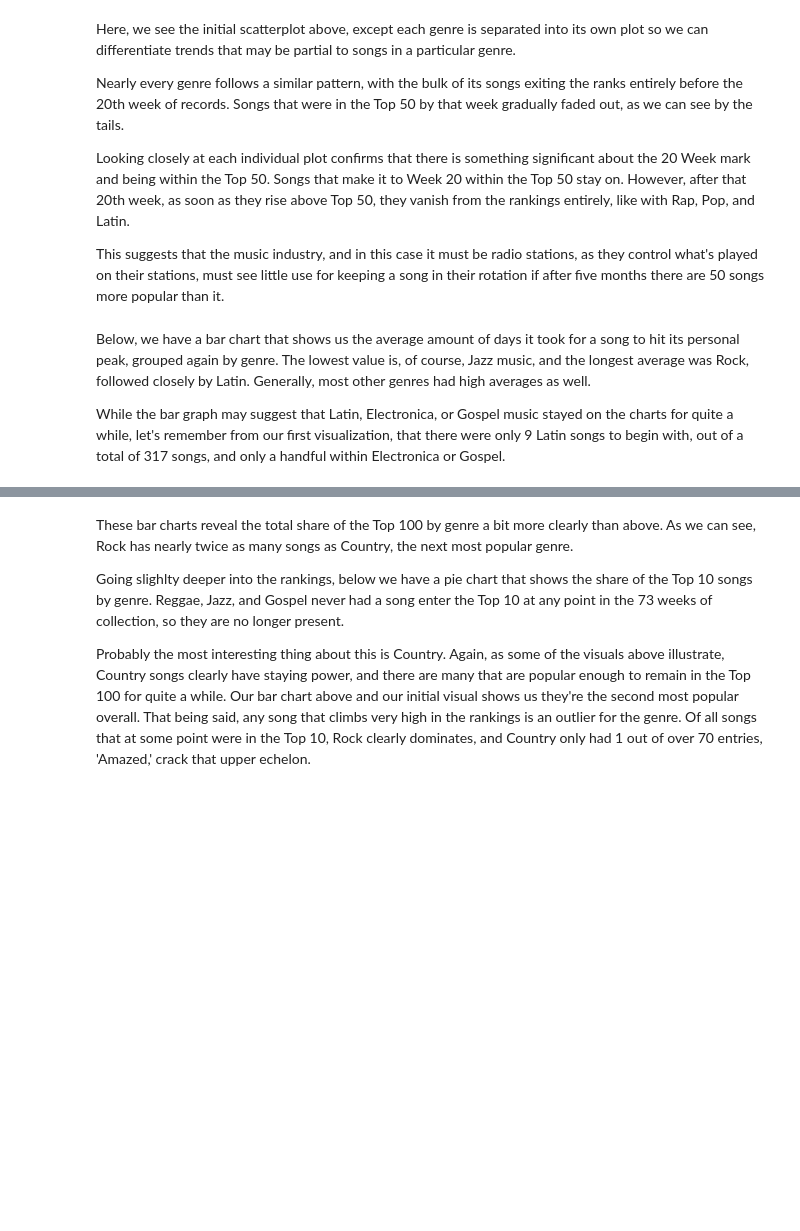
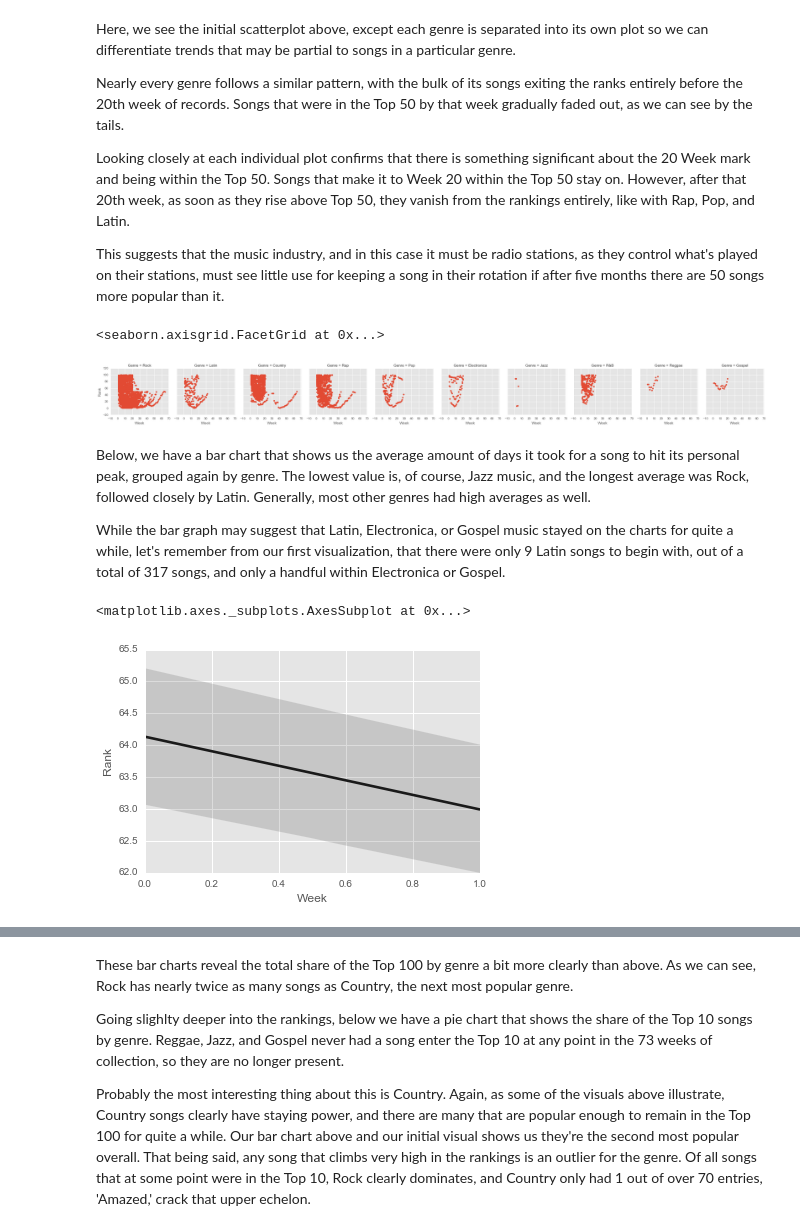
Before and after one commit to revirevy/mike1, a Jupyter notebook: 01-projects/notebooks/project-2/project2-billboard_hits-Graded.ipynb, the cells around one changed output, grey strips where cells are left out. Saved outputs shown, nothing was run; the diff lists cells and outputs as text; code cells hidden in the pictures; blank space fills up the shorter version.

```diff
--- a/01-projects/notebooks/project-2/project2-billboard_hits-Graded.ipynb
+++ b/01-projects/notebooks/project-2/project2-billboard_hits-Graded.ipynb
@@ -21,8 +21,7 @@ matplotlib.style.use('ggplot')
 
 from IPython.display import Image
 
-'/Users/michaelmainzer/Documents/GA/DSI/mike1/01-projects/assets/02-project2-assets/billboard.csv'
-bData = pd.read_csv('/Users/michaelmainzer/Documents/GA/DSI/mike1/01-projects/assets/02-project2-assets/data/billboard.csv')
+bData = pd.read_csv('../../assets/02-project2-assets/data/billboard.csv')
 # %%
 bData['date.entered'] = pd.to_datetime(bData['date.entered'])
 bData['date.peaked'] = pd.to_datetime(bData['date.peaked'])
@@ -176,10 +182,16 @@ This suggests that the music industry, and in this case it must be radio station
 # %%
 g = sns.FacetGrid(df1, col="Genre")
 g.map(plt.scatter, "Week", "Rank")
+# %% [output]
+<seaborn.axisgrid.FacetGrid at 0x...>
+[figure, added]
 # %% [markdown]
 Below, we have a bar chart that shows us the average amount of days it took for a song to hit its personal peak, grouped again by genre. The lowest value is, of course, Jazz music, and the longest average was Rock, followed closely by Latin. Generally, most other genres had high averages as well.
 
 While the bar graph may suggest that Latin, Electronica, or Gospel music stayed on the charts for quite a while, let's remember from our first visualization, that there were only 9 Latin songs to begin with, out of a total of 317 songs, and only a handful within Electronica or Gospel.
 # %%
-sns.regplot("Week", "Rank", data=tips, scatter=False, color=".1")
+sns.regplot("Week", "Rank", data=df1, scatter=False, color=".1")
+# %% [output]
+<matplotlib.axes._subplots.AxesSubplot at 0x...>
+[figure, added]
 # %%
```
Also changed, not shown: parts of 7 cells of this notebook, 49 other files.
